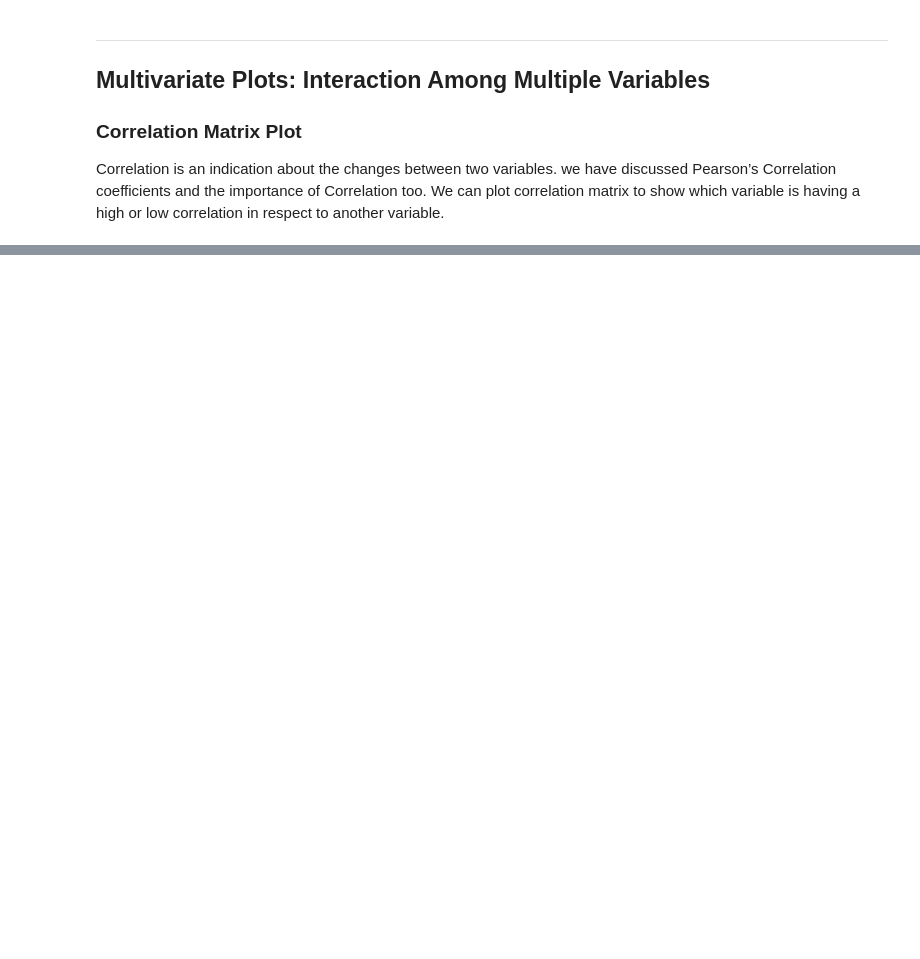
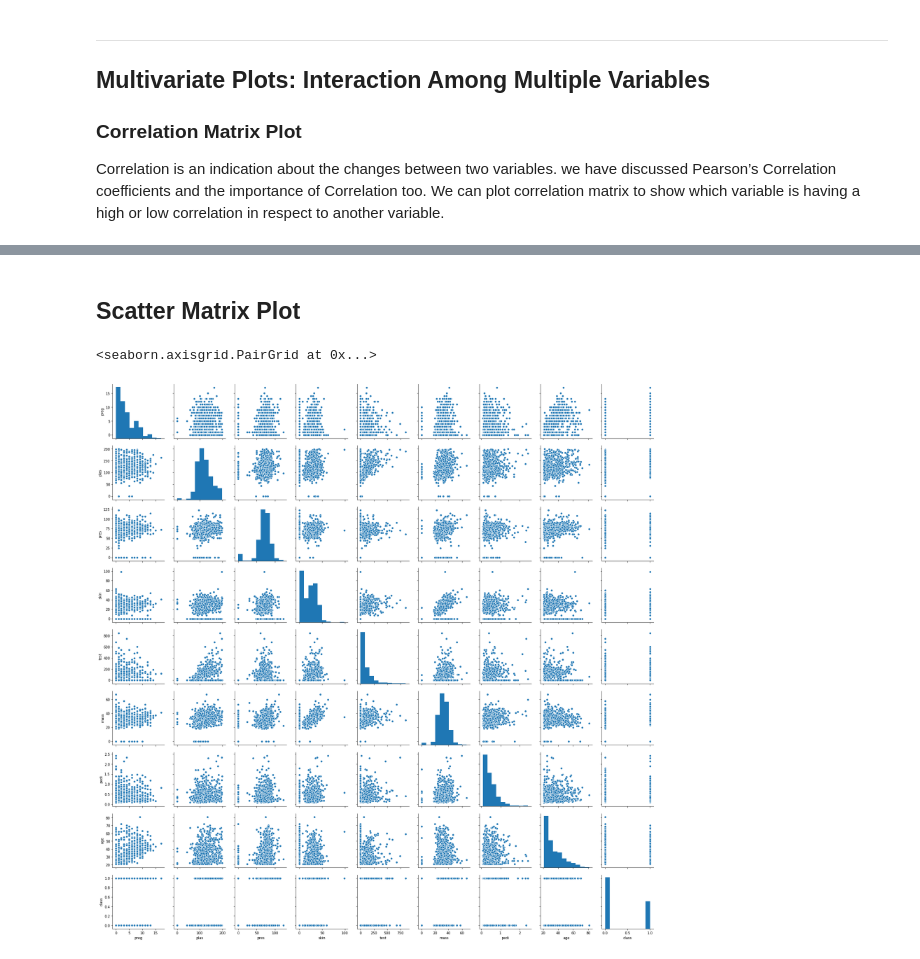
Before and after one commit to SamLevinSE/preparing_data_ML, a Jupyter notebook: understanding_data_statistics&visualisation.ipynb, the cells around one changed output, grey strips where cells are left out. Saved outputs shown, nothing was run; the diff lists cells and outputs as text; code cells hidden in the pictures; blank space fills up the shorter version.

```diff
--- a/understanding_data_statistics&visualisation.ipynb
+++ b/understanding_data_statistics&visualisation.ipynb
@@ -169,0 +174,7 @@ fig = plt.figure()
+# %% [markdown]
+## Scatter Matrix Plot
+# %%
+sb.pairplot(data)
+# %% [output]
+<seaborn.axisgrid.PairGrid at 0x...>
+[figure, added]
```
Also changed, not shown: parts of 11 cells of this notebook.
